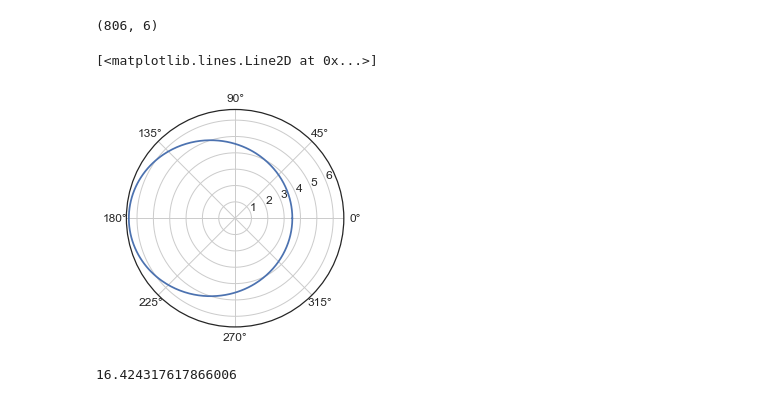
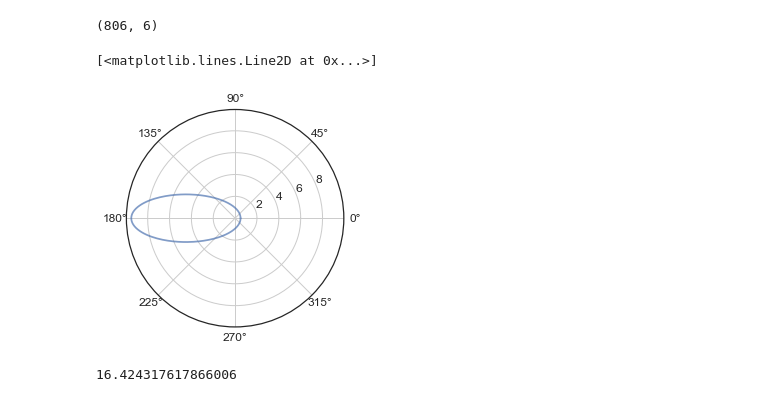
Before and after one commit to pblankley/itf_linking, a Jupyter notebook: linkitf/orbit_fitting.ipynb, the cells around one changed output. Saved outputs shown, nothing was run; the diff lists cells and outputs as text; code cells hidden in the pictures.

```diff
--- a/linkitf/orbit_fitting.ipynb
+++ b/linkitf/orbit_fitting.ipynb
@@ -584,17 +584,17 @@ coc_orbfits.shape
 # %%
 cos = np.cos
 pi = np.pi
 
 a = 5
-e = 0.3
+e = 0.9
 theta = np.linspace(0,2*pi, 360)
 r = (a*(1-e**2))/(1+e*cos(theta))
-plt.polar(theta, r)
+plt.polar(theta, r, alpha=.7)
 
 # print(np.c_[r,theta])
 # %% [output]
 [<matplotlib.lines.Line2D at 0x...>]
-[figure, old version]
+[figure, new version]
 # %%
 np.array([len(v[3]) for v in coc_fd.values()]).mean()
 # %% [output]
```
Also changed, not shown: parts of 2 cells of this notebook, 1 other file.
